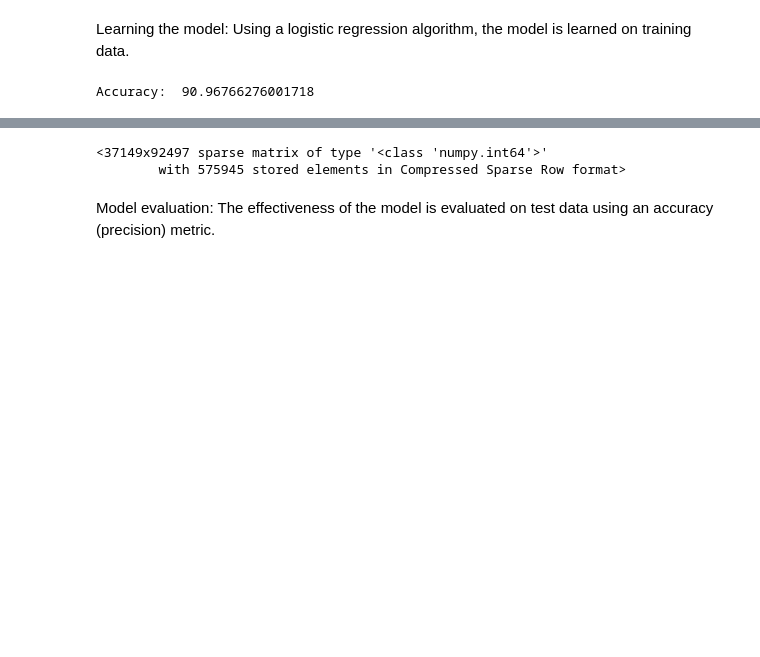
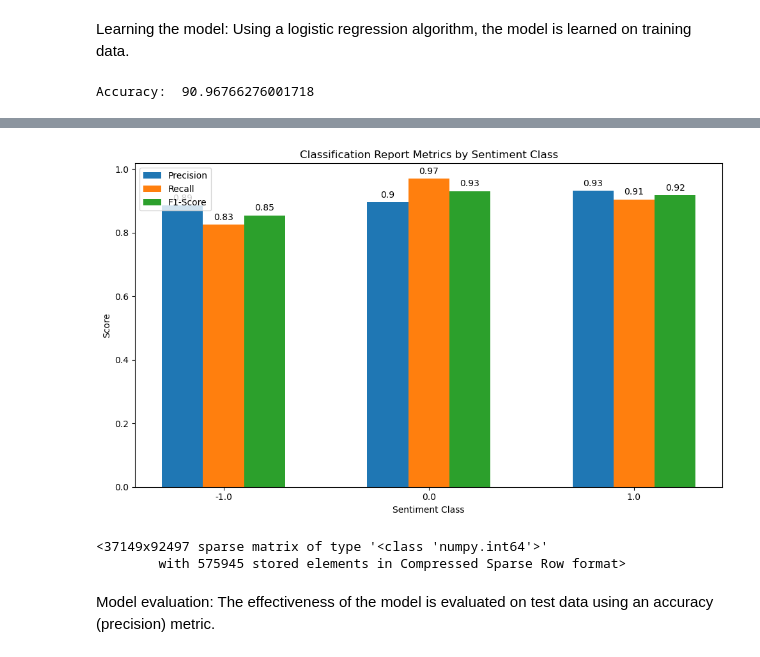
Before and after one commit to Psyhackological/sentimaniac, a Jupyter notebook: src/sentimaniac/main.ipynb, the cells around one changed output, grey strips where cells are left out. Cells and saved outputs as stored; diff of their text form; code cells hidden in the pictures; blank space fills up the shorter version.

```diff
--- a/src/sentimaniac/main.ipynb
+++ b/src/sentimaniac/main.ipynb
@@ -272,3 +313,51 @@ Accuracy:  90.96766276001718
+# %%
+
+import numpy as np
+
+# Generate Classification Report
+report = classification_report(y_test_bow, test_pred, output_dict=True)
+
+# Extract metrics for each class
+classes = list(report.keys())[:-3]  # Exclude 'accuracy', 'macro avg', and 'weighted avg'
+precision = [report[class_]['precision'] for class_ in classes]
+recall = [report[class_]['recall'] for class_ in classes]
+f1_score = [report[class_]['f1-score'] for class_ in classes]
+
+# Plotting
+x = np.arange(len(classes))
+width = 0.2
+
+fig, ax = plt.subplots(figsize=(10, 6))
+precision_bar = ax.bar(x - width, precision, width, label='Precision')
+recall_bar = ax.bar(x, recall, width, label='Recall')
+f1_score_bar = ax.bar(x + width, f1_score, width, label='F1-Score')
+
+# Add labels, title, and legend
+ax.set_xlabel('Sentiment Class')
+ax.set_ylabel('Score')
+ax.set_title('Classification Report Metrics by Sentiment Class')
+ax.set_xticks(x)
+ax.set_xticklabels(classes)
+ax.legend()
+
+# Add value labels on top of the bars
+def add_value_labels(bars):
+    for bar in bars:
+        height = bar.get_height()
+        ax.annotate('{}'.format(round(height, 2)),
+                    xy=(bar.get_x() + bar.get_width() / 2, height),
+                    xytext=(0, 3),
+                    textcoords="offset points",
+                    ha='center', va='bottom')
+
+add_value_labels(precision_bar)
+add_value_labels(recall_bar)
+add_value_labels(f1_score_bar)
+
+plt.tight_layout()
+plt.show()
+# %% [output]
+[figure, added]
 # %%
 #Validation data
 X_val_bow = bow_counts.transform(test_data.lower)
```
Also changed, not shown: parts of 10 cells of this notebook.
